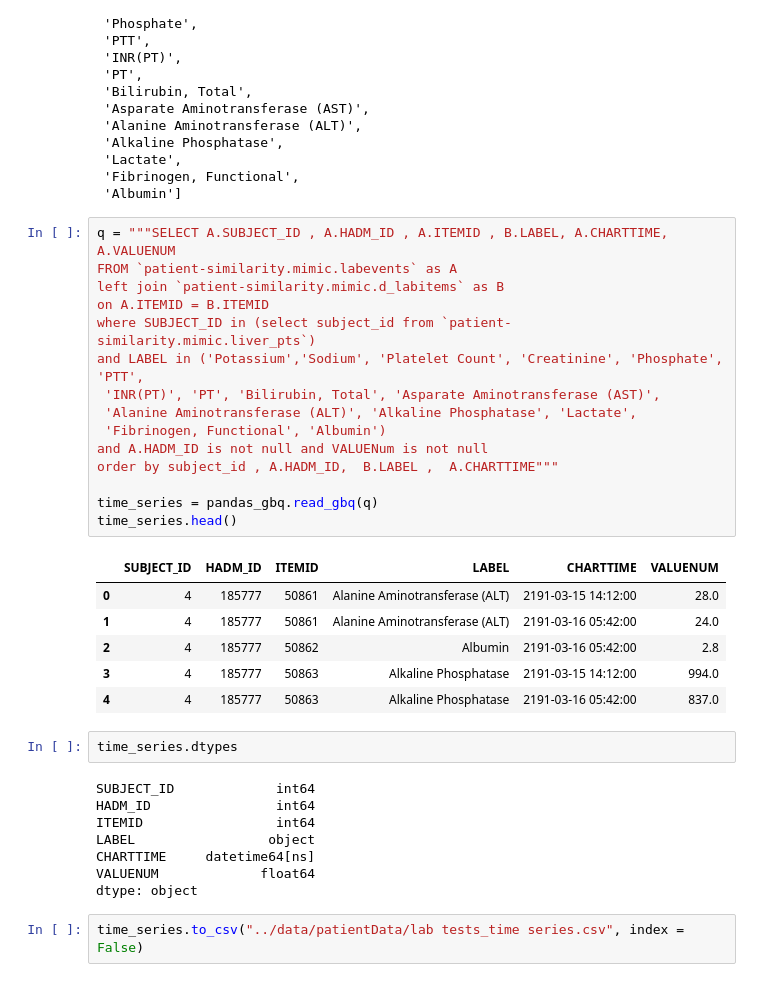
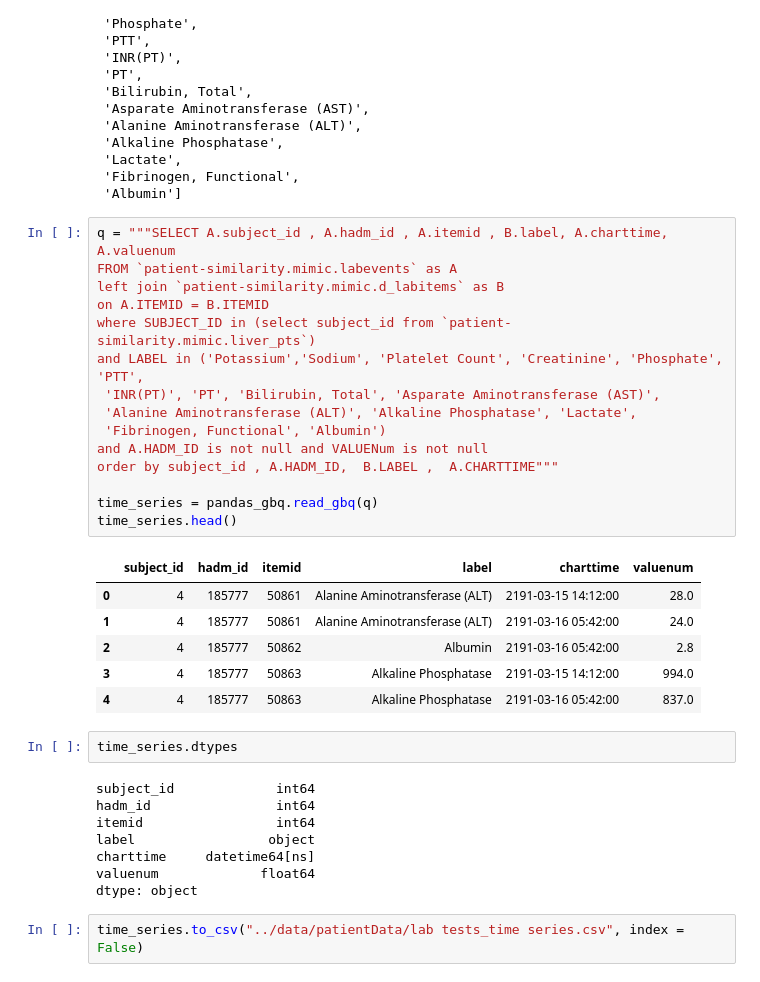
Before and after one commit to austnbell/PSN, a Jupyter notebook: dataPrep/extractLabEvents.ipynb, the cells around one changed output. Cells and saved outputs as stored; diff of their text form.

```diff
--- a/dataPrep/extractLabEvents.ipynb
+++ b/dataPrep/extractLabEvents.ipynb
@@ -579,22 +579,22 @@ time_series
  'Fibrinogen, Functional',
  'Albumin']
 # %%
-q = """SELECT A.SUBJECT_ID , A.HADM_ID , A.ITEMID , B.LABEL, A.CHARTTIME, A.VALUENUM
+q = """SELECT A.subject_id , A.hadm_id , A.itemid , B.label, A.charttime, A.valuenum
 FROM `patient-similarity.mimic.labevents` as A
 left join `patient-similarity.mimic.d_labitems` as B
 on A.ITEMID = B.ITEMID
 where SUBJECT_ID in (select subject_id from `patient-similarity.mimic.liver_pts`)
 and LABEL in ('Potassium','Sodium', 'Platelet Count', 'Creatinine', 'Phosphate', 'PTT',
  'INR(PT)', 'PT', 'Bilirubin, Total', 'Asparate Aminotransferase (AST)',
  'Alanine Aminotransferase (ALT)', 'Alkaline Phosphatase', 'Lactate',
  'Fibrinogen, Functional', 'Albumin')
 and A.HADM_ID is not null and VALUENum is not null
 order by subject_id , A.HADM_ID,  B.LABEL ,  A.CHARTTIME"""
 
 time_series = pandas_gbq.read_gbq(q)
 time_series.head()
 # %% [output]
-|  | SUBJECT_ID | HADM_ID | ITEMID | LABEL | CHARTTIME | VALUENUM |
+|  | subject_id | hadm_id | itemid | label | charttime | valuenum |
 | 0 | 4 | 185777 | 50861 | Alanine Aminotransferase (ALT) | 2191-03-15 14:12:00 | 28.0 |
 | 1 | 4 | 185777 | 50861 | Alanine Aminotransferase (ALT) | 2191-03-16 05:42:00 | 24.0 |
 | 2 | 4 | 185777 | 50862 | Albumin | 2191-03-16 05:42:00 | 2.8 |
@@ -603,12 +603,12 @@ time_series.head()
 # %%
 time_series.dtypes
 # %% [output]
-SUBJECT_ID             int64
-HADM_ID                int64
-ITEMID                 int64
-LABEL                 object
-CHARTTIME     datetime64[ns]
-VALUENUM             float64
+subject_id             int64
+hadm_id                int64
+itemid                 int64
+label                 object
+charttime     datetime64[ns]
+valuenum             float64
 dtype: object
 # %%
 time_series.to_csv("../data/patientData/lab tests_time series.csv", index = False)
```
Also changed, not shown: parts of 13 cells of this notebook, 13 other files.
